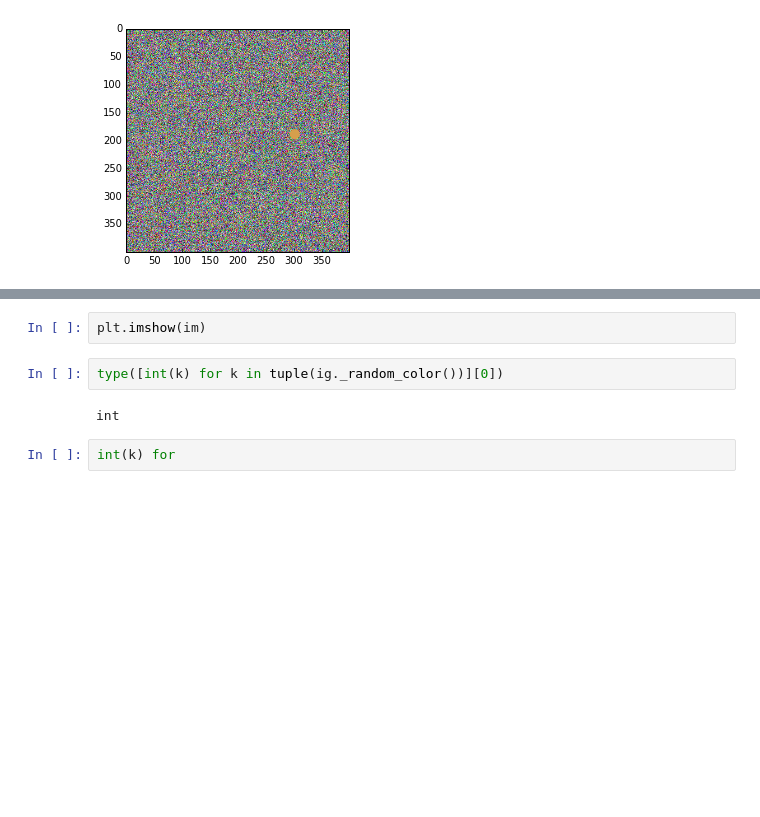
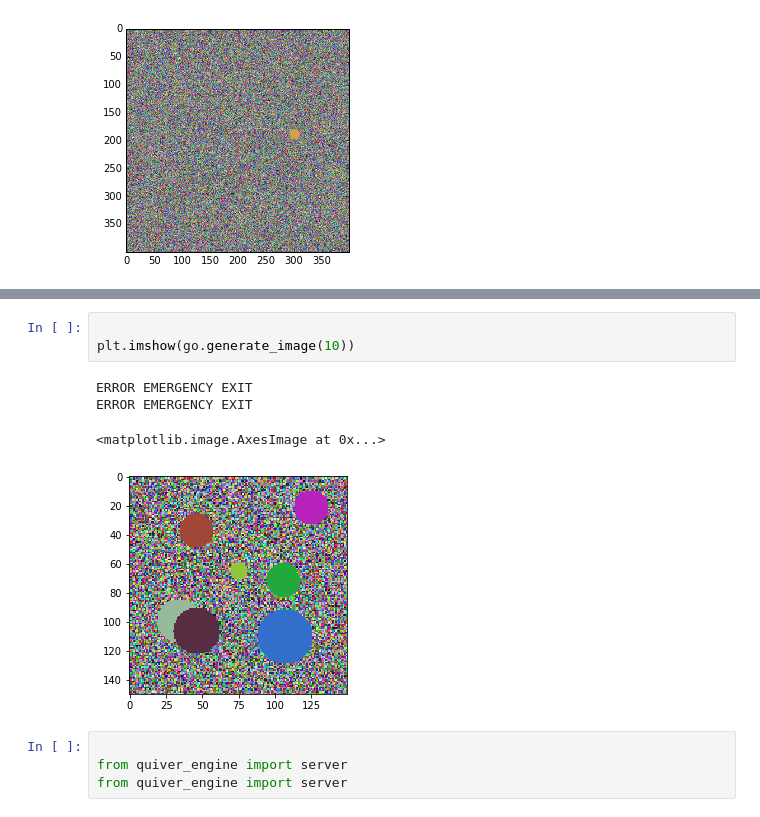
Before and after one commit to i008/deepcounting, a Jupyter notebook: deepcounting.ipynb, the cells around one changed output, grey strips where cells are left out. Drawn from its saved outputs; the diff is of its cells as text; blank space fills up the shorter version.

```diff
--- a/deepcounting.ipynb
+++ b/deepcounting.ipynb
@@ -351,8 +352,12 @@ plt.imshow(im)
-# %%
-plt.imshow(im)
-# %%
-type([int(k) for k in tuple(ig._random_color())][0])
-# %% [output]
-int
-# %%
-int(k) for
+# %%
+
+plt.imshow(go.generate_image(10))
+# %% [output]
+ERROR EMERGENCY EXIT
+ERROR EMERGENCY EXIT
+<matplotlib.image.AxesImage at 0x...>
+[figure, added]
+# %%
+
+from quiver_engine import server
+from quiver_engine import server
```
Also changed, not shown: parts of 25 cells of this notebook.
